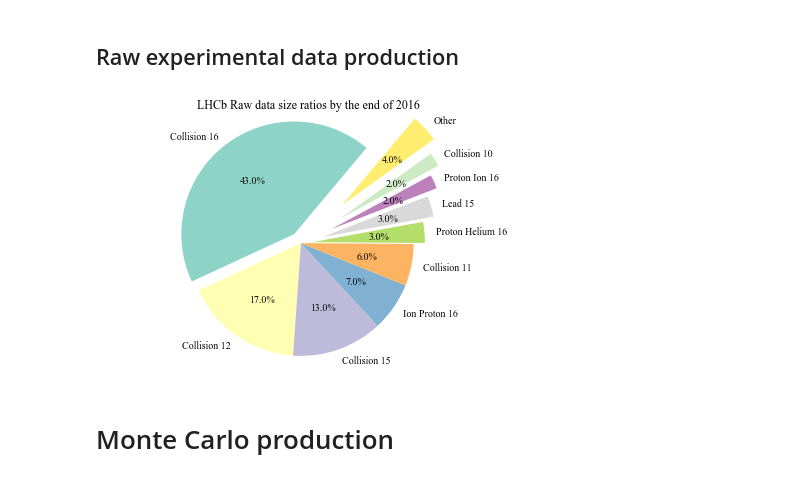
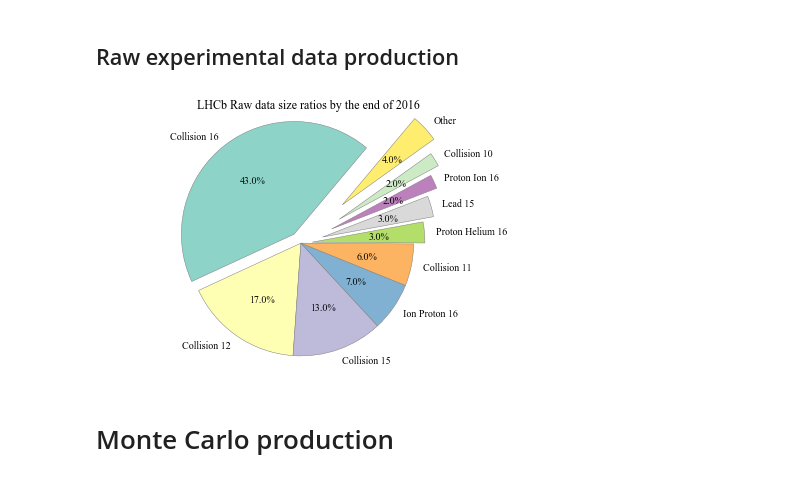
Before and after one commit to atrisovic/thesis-plots, a Jupyter notebook: lhcb-data-production-statistics.ipynb, the cells around one changed output. Drawn from its saved outputs; the diff is of its cells as text; code cells hidden in the pictures.

```diff
--- a/lhcb-data-production-statistics.ipynb
+++ b/lhcb-data-production-statistics.ipynb
@@ -5,6 +5,7 @@ Source: https://lhcb-portal-dirac.cern.ch
 # %%
 %run header
 %matplotlib inline
+wedgeprops = {'linewidth' : .5 , 'edgecolor' : 'grey'}
 # %% [markdown]
 # Total data accumulated by December 2016
 # %%
@@ -72,24 +74,26 @@ plt.show()
 # %%
 labels = 'Collision 16', 'Collision 12', 'Collision 15', 'Ion Proton 16',\
 'Collision 11', 'Proton Helium 16', 'Lead 15', 'Proton Ion 16', 'Collision 10', 'Other'
 
 sizes = [43, 17, 13, 7, 6, 3, 3, 2, 2, 4]
 explode = (0.1, 0, 0, 0, 0, 0.1, 0.2, 0.3, 0.4, 0.5)
 colors = plt.cm.Set3(np.linspace(0,1,10))
 
 fig = plt.figure()
 fig.suptitle('LHCb Raw data size ratios by the end of 2016')
 ax = fig.gca()
 ax.set_color_cycle(colors)
 
 ax.pie(sizes, explode=explode, labels=labels, autopct='%1.1f%%',
-        shadow=False, startangle=50)
+        shadow=False, startangle=50, wedgeprops=wedgeprops)
 ax.axis('equal')
 
 fig.tight_layout()
 plt.show()
+
+fig.savefig("raw_data.pdf")
 # %% [output]
-[figure, old version]
+[figure, new version]
 # %% [markdown]
 # Monte Carlo production
 # %% [markdown]
```
Also changed, not shown: parts of 7 cells of this notebook, 1 other file.
